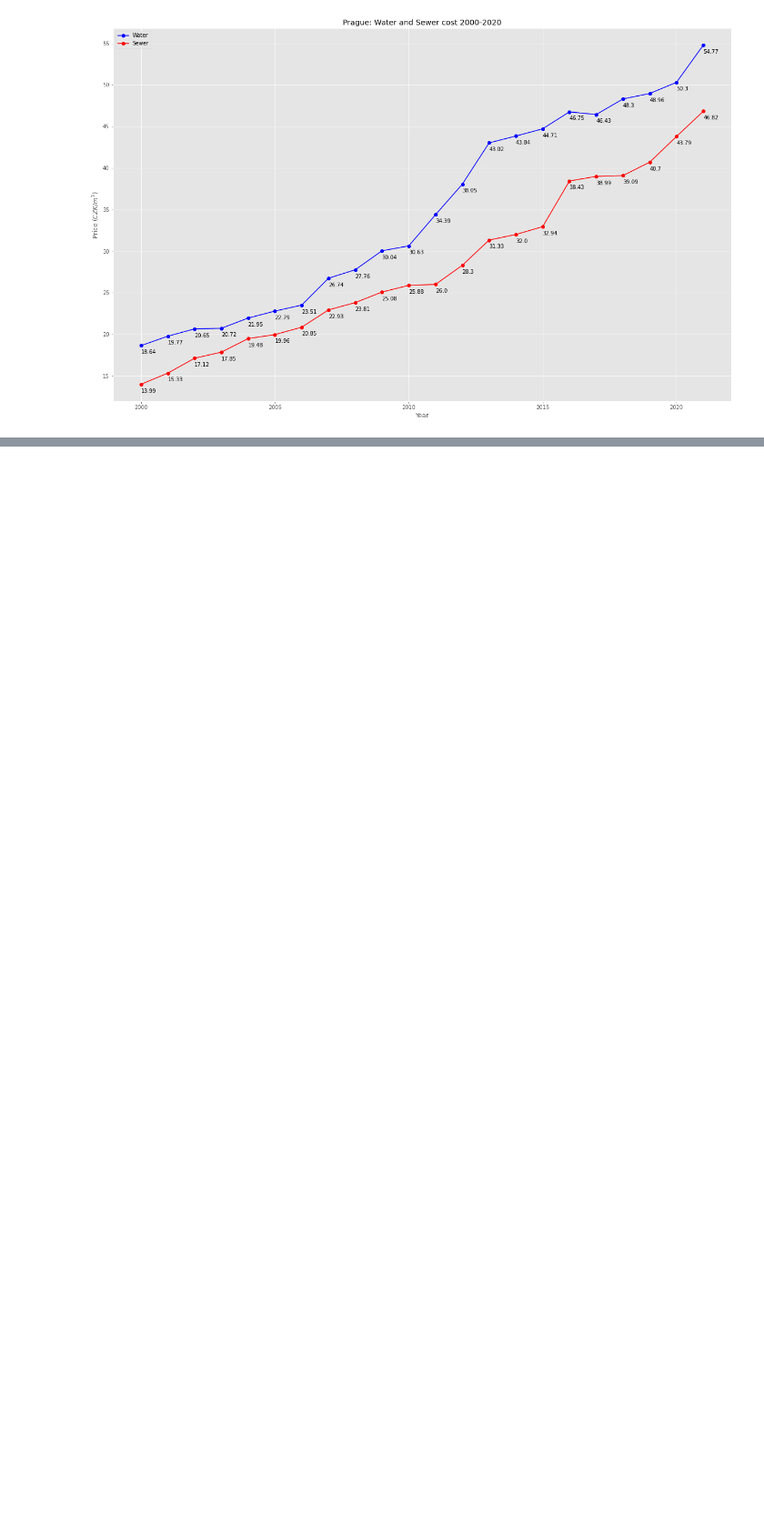
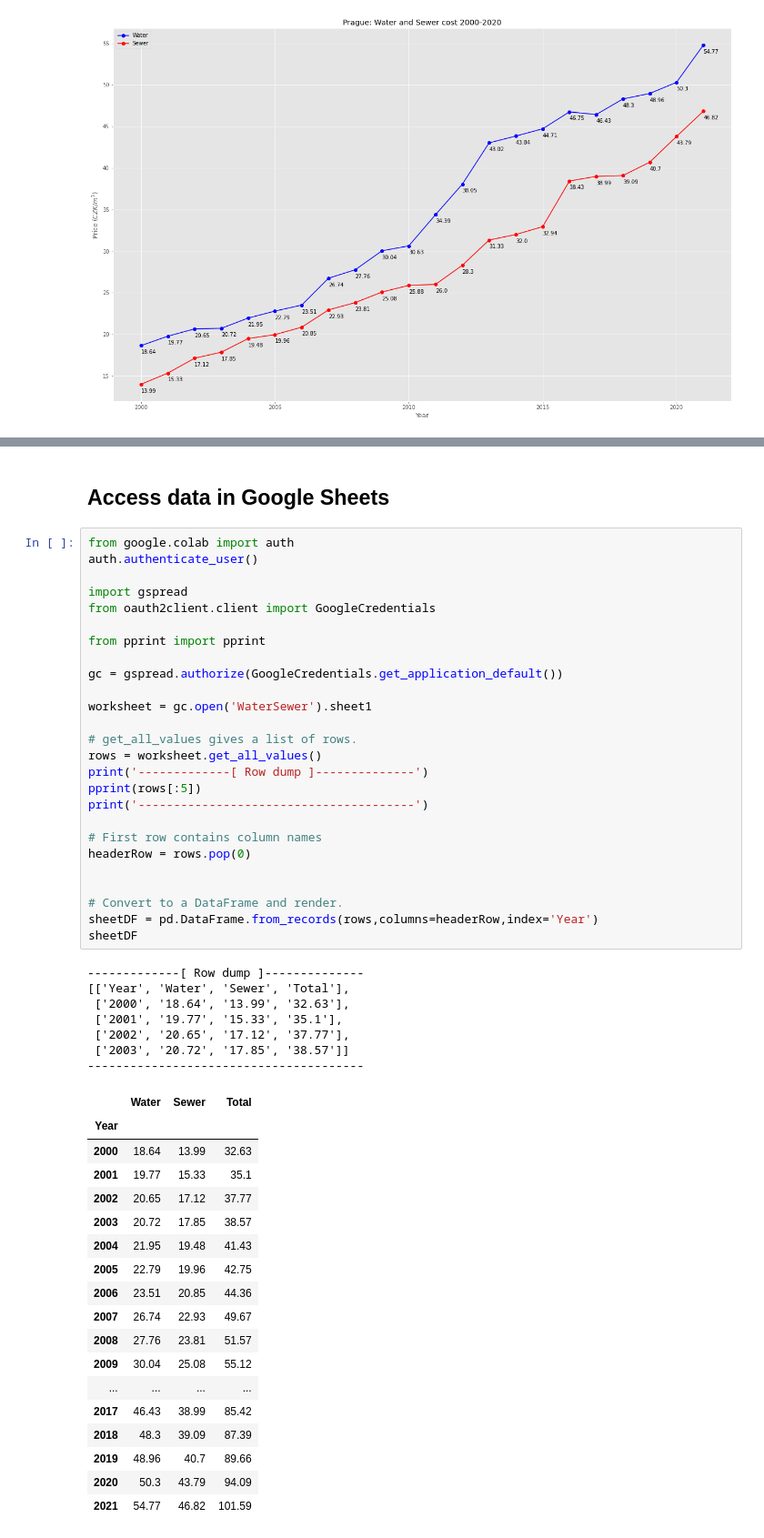
Before and after one commit to mtomcanyi/colab-public, a Jupyter notebook: GitHubIntegration.ipynb, the cells around one changed output, grey strips where cells are left out. Shown at 91% size. Cells and saved outputs as stored; diff of their text form; blank space fills up the shorter version.

Commit message:
NEW: Added example for Google Sheets

```diff
--- a/GitHubIntegration.ipynb
+++ b/GitHubIntegration.ipynb
@@ -89,0 +108,54 @@ for rowIdx,rowData in wsDF.iterrows():
+# %% [markdown]
+## Access data in Google Sheets
+# %%
+from google.colab import auth
+auth.authenticate_user()
+
+import gspread
+from oauth2client.client import GoogleCredentials
+
+from pprint import pprint
+
+gc = gspread.authorize(GoogleCredentials.get_application_default())
+
+worksheet = gc.open('WaterSewer').sheet1
+
+# get_all_values gives a list of rows.
+rows = worksheet.get_all_values()
+print('-------------[ Row dump ]--------------')
+pprint(rows[:5])
+print('---------------------------------------')
+
+# First row contains column names
+headerRow = rows.pop(0)
+
+
+# Convert to a DataFrame and render.
+sheetDF = pd.DataFrame.from_records(rows,columns=headerRow,index='Year')
+sheetDF
+# %% [output]
+-------------[ Row dump ]--------------
+[['Year', 'Water', 'Sewer', 'Total'],
+ ['2000', '18.64', '13.99', '32.63'],
+ ['2001', '19.77', '15.33', '35.1'],
+ ['2002', '20.65', '17.12', '37.77'],
+ ['2003', '20.72', '17.85', '38.57']]
+---------------------------------------
+|  | Water | Sewer | Total |
+| Year |  |  |  |
+| 2000 | 18.64 | 13.99 | 32.63 |
+| 2001 | 19.77 | 15.33 | 35.1 |
+| 2002 | 20.65 | 17.12 | 37.77 |
+| 2003 | 20.72 | 17.85 | 38.57 |
+| 2004 | 21.95 | 19.48 | 41.43 |
+| 2005 | 22.79 | 19.96 | 42.75 |
+| 2006 | 23.51 | 20.85 | 44.36 |
+| 2007 | 26.74 | 22.93 | 49.67 |
+| 2008 | 27.76 | 23.81 | 51.57 |
+| 2009 | 30.04 | 25.08 | 55.12 |
+| ... | ... | ... | ... |
+| 2017 | 46.43 | 38.99 | 85.42 |
+| 2018 | 48.3 | 39.09 | 87.39 |
+| 2019 | 48.96 | 40.7 | 89.66 |
+| 2020 | 50.3 | 43.79 | 94.09 |
+| 2021 | 54.77 | 46.82 | 101.59 |
```
Also changed, not shown: parts of 5 cells of this notebook.
